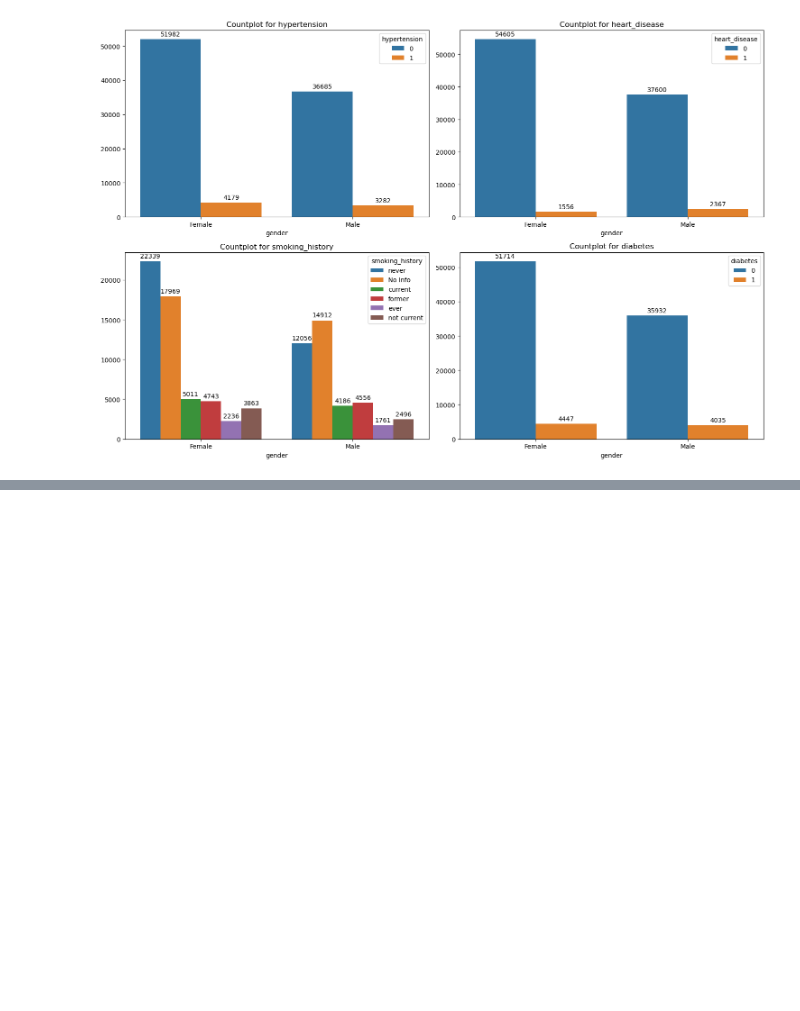
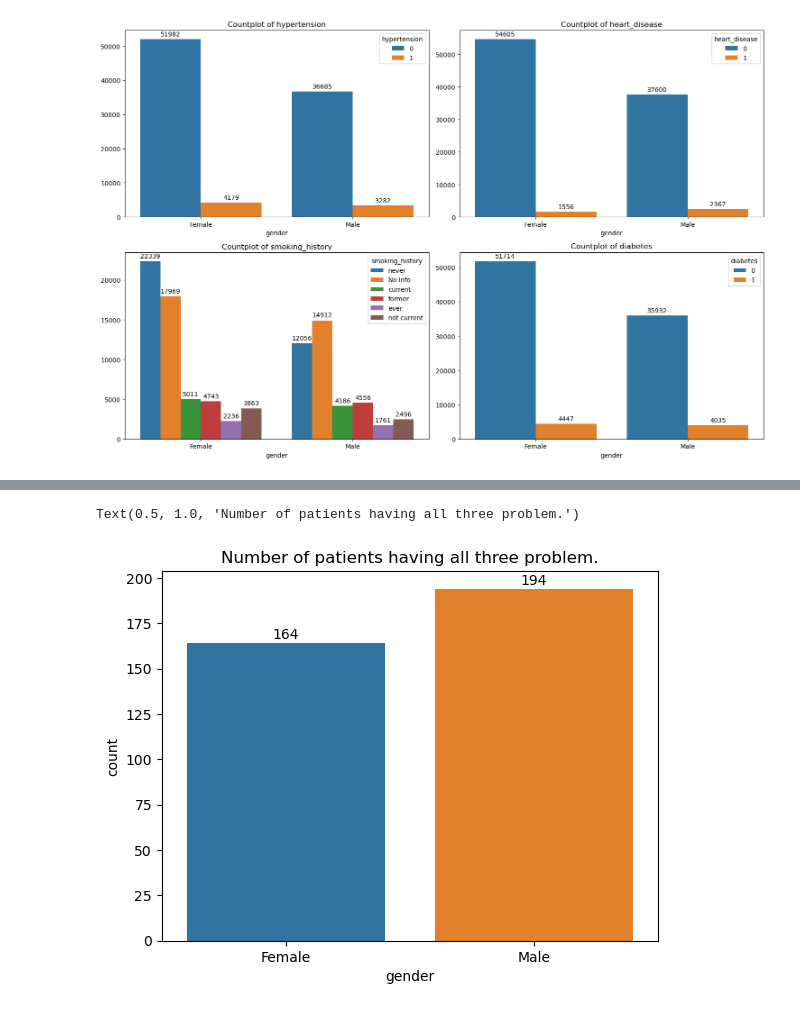
Before and after one commit to iktiyar/Practice-Project, a Jupyter notebook: Diabetes Prediction.ipynb, the cells around one changed output, grey strips where cells are left out. Saved outputs shown, nothing was run; the diff lists cells and outputs as text; code cells hidden in the pictures; blank space fills up the shorter version.

```diff
--- a/Diabetes Prediction.ipynb
+++ b/Diabetes Prediction.ipynb
@@ -148,7 +166,7 @@ for i in range(len(legend)):
                       xytext = (0,8),
                       textcoords = 'offset points')
     # setting title for each plot
-    ax[rows,cols].set_title(f'Countplot for {legend[i]}')
+    ax[rows,cols].set_title(f'Countplot of {legend[i]}')
     ax[rows,cols].set_ylabel("")
 plt.tight_layout()
 plt.show()
@@ -156,0 +177,4 @@ plt.show()
+# %%
+# patients are in risk
+df_risk = df[(df['hypertension']==1) & (df['heart_disease']==1) & (df['diabetes']==1)]
+df_risk
@@ -156,0 +195,14 @@ plt.show()
+# %%
+# number of critical male and female patients
+plt.figure()
+ax = sns.countplot(data=df_risk,x='gender',order=['Female','Male'])
+for p in ax.patches:
+        ax.annotate(format(p.get_height(),'.0f'),
+                      (p.get_x()+ p.get_width()/2.,p.get_height()),
+                      ha='center',va='center',
+                      xytext = (0,6),
+                      textcoords = 'offset points')
+plt.title('Number of patients having all three problem.')
+# %% [output]
+Text(0.5, 1.0, 'Number of patients having all three problem.')
+[figure, added]
```
Also changed, not shown: parts of 17 cells of this notebook.
